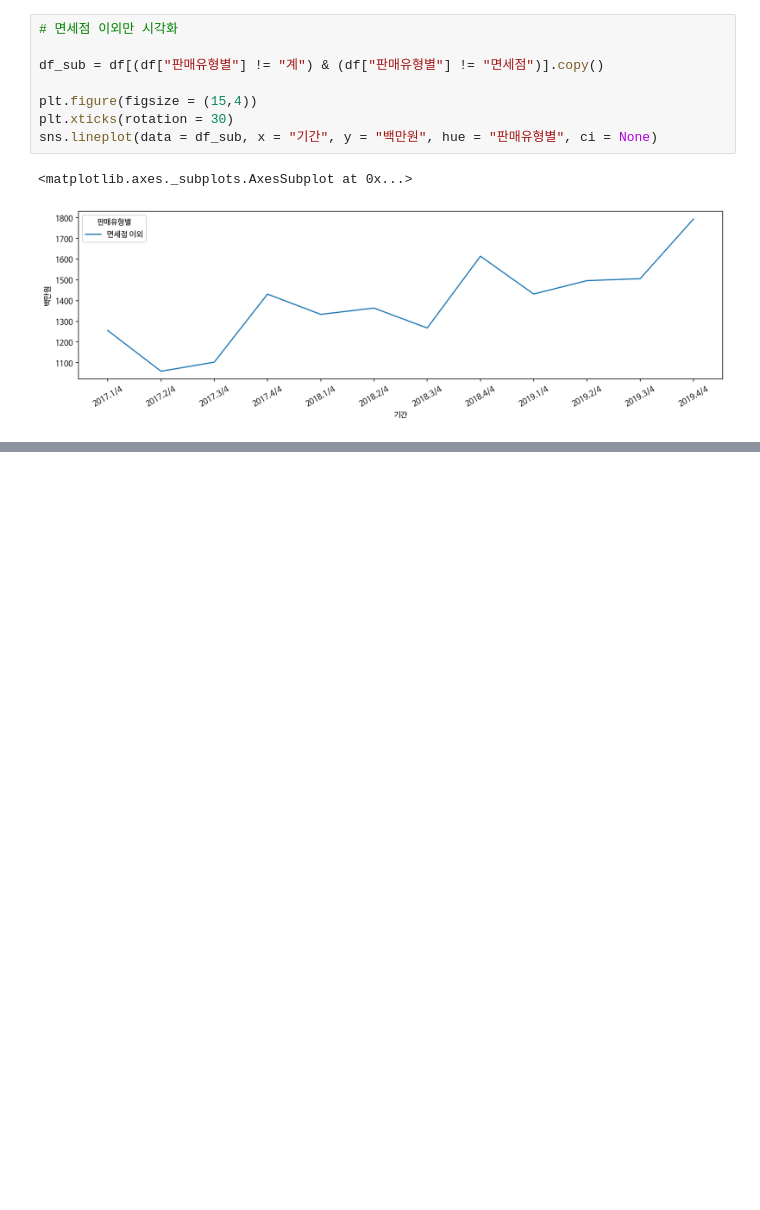
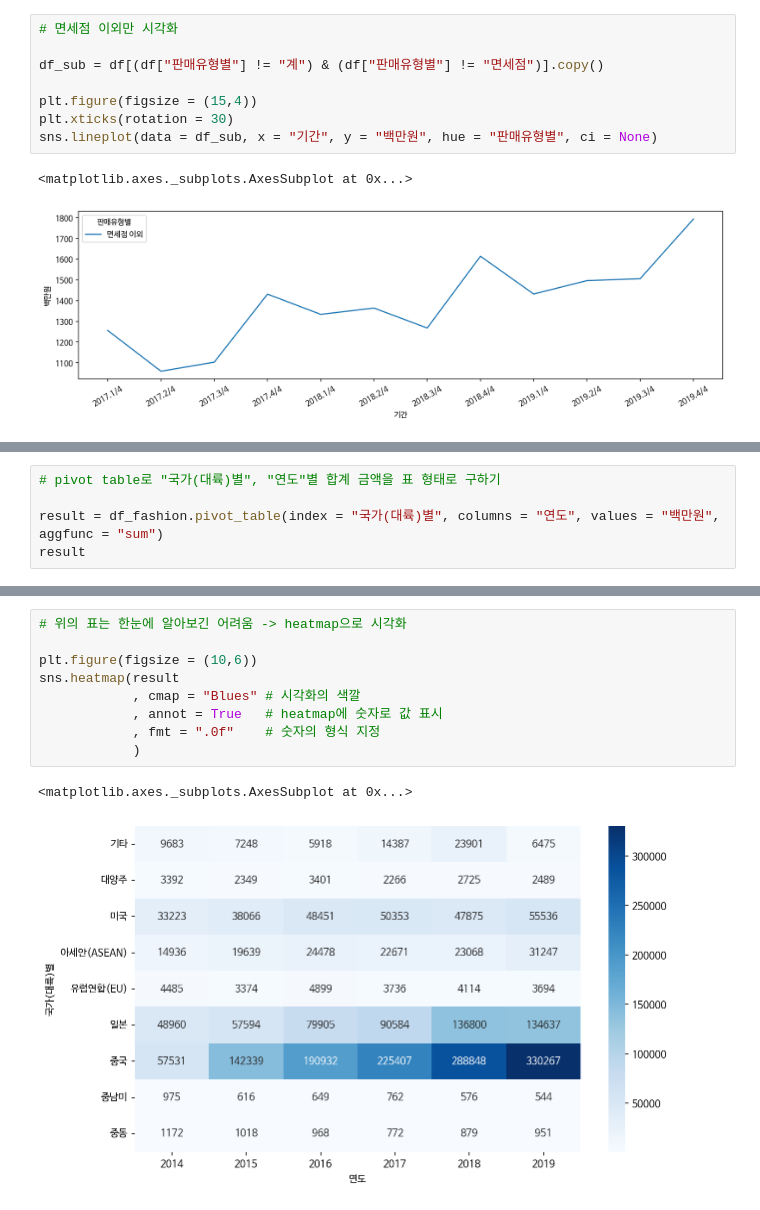
Before and after one commit to cown0211/boostcourse, a Jupyter notebook: DataScienceWithPython/5_K_beauty_온라인_판매분석.ipynb, the cells around one changed output, grey strips where cells are left out. Cells and saved outputs as stored; diff of their text form; blank space fills up the shorter version.

```diff
--- a/DataScienceWithPython/5_K_beauty_온라인_판매분석.ipynb
+++ b/DataScienceWithPython/5_K_beauty_온라인_판매분석.ipynb
@@ -471,0 +542,5 @@ sns.lineplot(data = df_sub, x = "기간", y = "백만원", hue = "판매유형
+# %%
+# pivot table로 "국가(대륙)별", "연도"별 합계 금액을 표 형태로 구하기
+
+result = df_fashion.pivot_table(index = "국가(대륙)별", columns = "연도", values = "백만원", aggfunc = "sum")
+result
@@ -471,0 +559,12 @@ sns.lineplot(data = df_sub, x = "기간", y = "백만원", hue = "판매유형
+# %%
+# 위의 표는 한눈에 알아보긴 어려움 -> heatmap으로 시각화
+
+plt.figure(figsize = (10,6))
+sns.heatmap(result
+            , cmap = "Blues" # 시각화의 색깔
+            , annot = True   # heatmap에 숫자로 값 표시
+            , fmt = ".0f"    # 숫자의 형식 지정
+            )
+# %% [output]
+<matplotlib.axes._subplots.AxesSubplot at 0x...>
+[figure, added]
```
Also changed, not shown: parts of 17 cells of this notebook.
